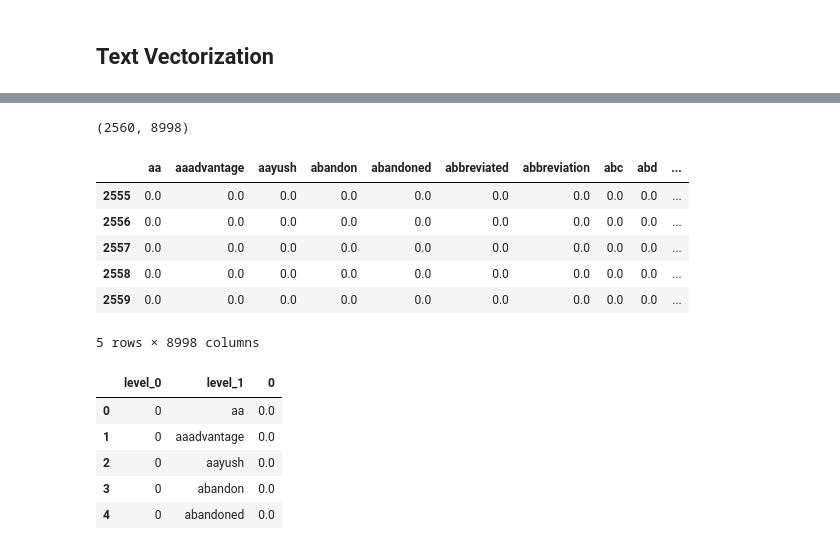
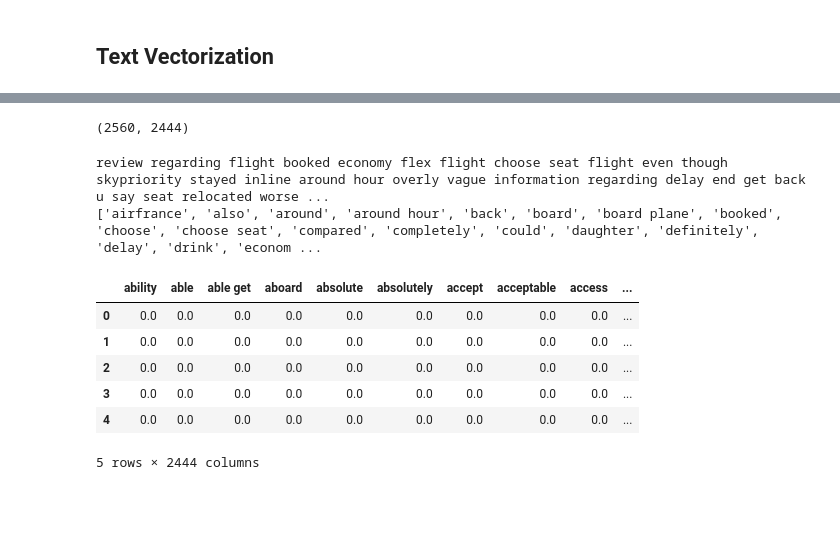
Before and after one commit to gulomovazukhrakhon/nlp-project, a Jupyter notebook: project-data-analysis.ipynb, the cells around one changed output, grey strips where cells are left out. Saved outputs shown, nothing was run; the diff lists cells and outputs as text; code cells hidden in the pictures; blank space fills up the shorter version.

Commit message:
Kaggle Notebook | Project: Data Analysis | Version 3

```diff
--- a/project-data-analysis.ipynb
+++ b/project-data-analysis.ipynb
@@ -128,8 +169,8 @@ dataset.head()
 dataset['cleaned_text'] = dataset['text'].apply(" ".join)
 documents = [item for item in dataset['cleaned_text']]
 # %%
-vectorizer = TfidfVectorizer()
-X = vectorizer.fit_transform(documents)
-X.shape
+vectorizer = TfidfVectorizer(max_df=0.8, min_df=10, ngram_range=(1,2))
+vectors = vectorizer.fit_transform(documents)
+vectors.shape
 # %% [output]
-(2560, 8998)
+(2560, 2444)
@@ -136,21 +192,17 @@ X.shape
+# %%
+print(documents[1])
+print(all_keywords[1])
+# %% [output]
+review regarding flight booked economy flex flight choose seat flight even though skypriority stayed inline around hour overly vague information regarding delay end get back u say seat relocated worse ...
+['airfrance', 'also', 'around', 'around hour', 'back', 'board', 'board plane', 'booked', 'choose', 'choose seat', 'compared', 'completely', 'could', 'daughter', 'definitely', 'delay', 'drink', 'econom ...
 # %%
-tfidf_df = pd.DataFrame(X.toarray(), columns=vectorizer.get_feature_names_out())
-tfidf_df.tail()
+tfidf_df = pd.DataFrame(vectors.toarray(), columns=vectorizer.get_feature_names_out())
+tfidf_df.head()
 # %% [output]
-|  | aa | aaadvantage | aayush | abandon | abandoned | abbreviated | abbreviation | abc | abd | ... |
-| 2555 | 0.0 | 0.0 | 0.0 | 0.0 | 0.0 | 0.0 | 0.0 | 0.0 | 0.0 | ... |
-| 2556 | 0.0 | 0.0 | 0.0 | 0.0 | 0.0 | 0.0 | 0.0 | 0.0 | 0.0 | ... |
-| 2557 | 0.0 | 0.0 | 0.0 | 0.0 | 0.0 | 0.0 | 0.0 | 0.0 | 0.0 | ... |
-| 2558 | 0.0 | 0.0 | 0.0 | 0.0 | 0.0 | 0.0 | 0.0 | 0.0 | 0.0 | ... |
-| 2559 | 0.0 | 0.0 | 0.0 | 0.0 | 0.0 | 0.0 | 0.0 | 0.0 | 0.0 | ... |
+|  | ability | able | able get | aboard | absolute | absolutely | accept | acceptable | access | ... |
+| 0 | 0.0 | 0.0 | 0.0 | 0.0 | 0.0 | 0.0 | 0.0 | 0.0 | 0.0 | ... |
+| 1 | 0.0 | 0.0 | 0.0 | 0.0 | 0.0 | 0.0 | 0.0 | 0.0 | 0.0 | ... |
+| 2 | 0.0 | 0.0 | 0.0 | 0.0 | 0.0 | 0.0 | 0.0 | 0.0 | 0.0 | ... |
+| 3 | 0.0 | 0.0 | 0.0 | 0.0 | 0.0 | 0.0 | 0.0 | 0.0 | 0.0 | ... |
+| 4 | 0.0 | 0.0 | 0.0 | 0.0 | 0.0 | 0.0 | 0.0 | 0.0 | 0.0 | ... |
-5 rows × 8998 columns
+5 rows × 2444 columns
-# %%
-tfidf_df = tfidf_df.stack().reset_index()
-tfidf_df.head()
-# %% [output]
-|  | level_0 | level_1 | 0 |
-| 0 | 0 | aa | 0.0 |
-| 1 | 0 | aaadvantage | 0.0 |
-| 2 | 0 | aayush | 0.0 |
-| 3 | 0 | abandon | 0.0 |
-| 4 | 0 | abandoned | 0.0 |
```
Also changed, not shown: parts of 16 cells of this notebook.
